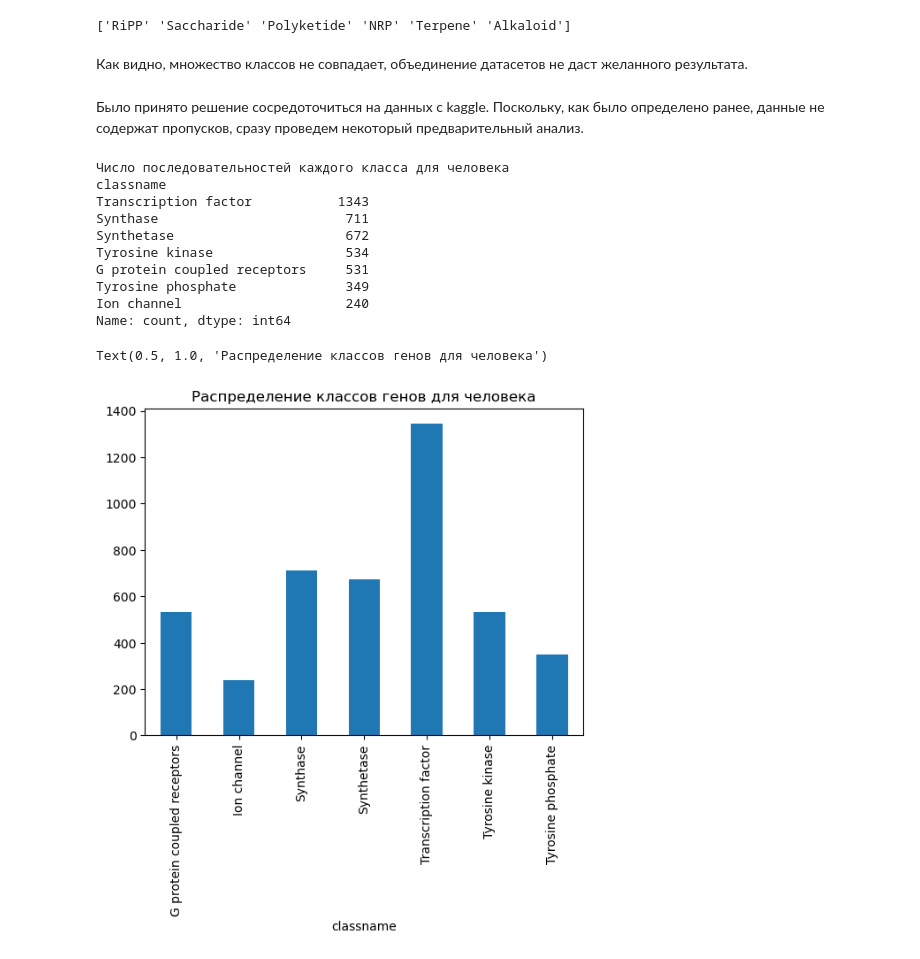
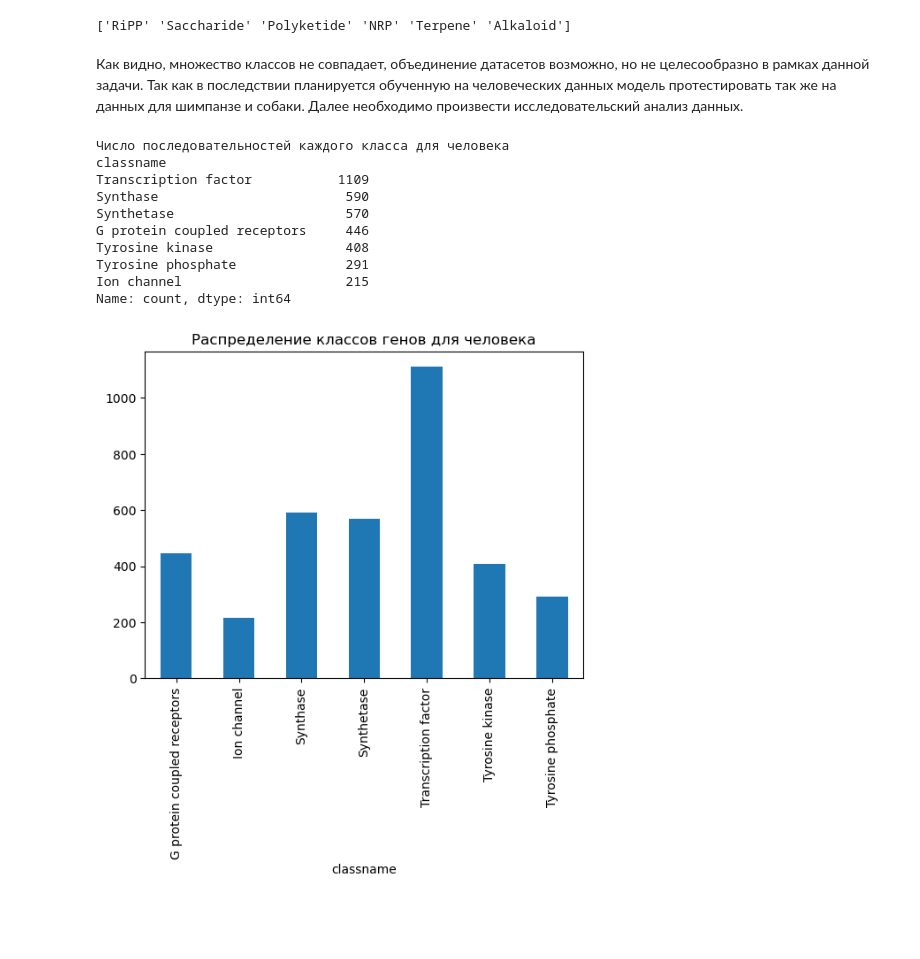
Before and after one commit to Seregacod/DNA_classification, a Jupyter notebook: dnaclassinitial.ipynb, the cells around one changed output. Saved outputs shown, nothing was run; the diff lists cells and outputs as text; code cells hidden in the pictures; blank space fills up the shorter version.

```diff
--- a/dnaclassinitial.ipynb
+++ b/dnaclassinitial.ipynb
@@ -32,4 +61,19 @@ dna_huggingface.describe
 # %%
+import kaggle
+kaggle.api.authenticate()
+kaggle.api.dataset_download_files("nageshsingh/dna-sequence-dataset", path=".", unzip=True)
 dna_kaggle_human = pd.read_table("human.txt")
-dna_kaggle_human.describe
+dna_human = dna_kaggle_human.drop_duplicates().dropna()
+dna_human.reset_index(drop=True, inplace=True)
+dna_kaggle_dog = pd.read_table("dog.txt")
+dna_dog = dna_kaggle_dog.drop_duplicates().dropna()
+dna_dog.reset_index(drop=True, inplace=True)
+dna_kaggle_monke = pd.read_table("chimpanzee.txt")
+dna_monke = dna_kaggle_monke.drop_duplicates().dropna()
+dna_monke.reset_index(drop=True, inplace=True)
+conect = sqlite3.connect('database.db')
+dna_human.to_sql("dna_human", con = conect, if_exists = 'replace')
+dna_monke.to_sql("dna_monke", con = conect, if_exists = 'replace')
+dna_dog.to_sql("dna_dog", con = conect, if_exists = 'replace')
+conect.close()
 # %% [output]
@@ -88,7 +83,7 @@ dna_kaggle_monke.describe
 # %%
 map_dict = {0 : "G protein coupled receptors", 1 : "Tyrosine kinase", 2 : "Tyrosine phosphate", 3 : "Synthetase", 4 : "Synthase", 5 : "Ion channel", 6 : "Transcription factor"}
 # %%
-dna_kaggle_human["classname"] = dna_kaggle_human["class"].map(map_dict)
-dna_kaggle_dog["classname"] = dna_kaggle_dog["class"].map(map_dict)
-dna_kaggle_monke["classname"] = dna_kaggle_monke["class"].map(map_dict)
+dna_human["classname"] = dna_human["class"].map(map_dict)
+dna_dog["classname"] = dna_dog["class"].map(map_dict)
+dna_monke["classname"] = dna_monke["class"].map(map_dict)
 # %%
@@ -109,27 +104,25 @@ print(dna_huggingface["class"].unique())
 # %% [output]
 ['RiPP' 'Saccharide' 'Polyketide' 'NRP' 'Terpene' 'Alkaloid']
 # %% [markdown]
-Как видно, множество классов не совпадает, объединение датасетов не даст желанного результата.
+Как видно, множество классов не совпадает, объединение датасетов возможно, но не целесообразно в рамках данной задачи. Так как в последствии планируется обученную на человеческих данных модель протестировать так же на данных для шимпанзе и собаки. Далее необходимо произвести исследовательский анализ данных.
-# %% [markdown]
-Было принято решение сосредоточиться на данных с kaggle. Поскольку, как было определено ранее, данные не содержат пропусков, сразу проведем некоторый предварительный анализ.
 # %%
 print('Число последовательностей каждого класса для человека')
-print(dna_kaggle_human["classname"].value_counts())
+print(dna_human["classname"].value_counts())
 
-dna_kaggle_human["classname"].value_counts().sort_index().plot.bar()
+dna_human["classname"].value_counts().sort_index().plot.bar()
 plt.title("Распределение классов генов для человека")
+plt.savefig("class_dist_human.png")
 # %% [output]
 Число последовательностей каждого класса для человека
 classname
-Transcription factor           1343
-Synthase                        711
-Synthetase                      672
-Tyrosine kinase                 534
-G protein coupled receptors     531
-Tyrosine phosphate              349
-Ion channel                     240
+Transcription factor           1109
+Synthase                        590
+Synthetase                      570
+G protein coupled receptors     446
+Tyrosine kinase                 408
+Tyrosine phosphate              291
+Ion channel                     215
 Name: count, dtype: int64
-Text(0.5, 1.0, 'Распределение классов генов для человека')
-[figure, old version]
+[figure, new version]
 # %%
 print('Число последовательностей каждого класса для шимпанезе')
```
Also changed, not shown: parts of 48 cells of this notebook, 20 other files.
